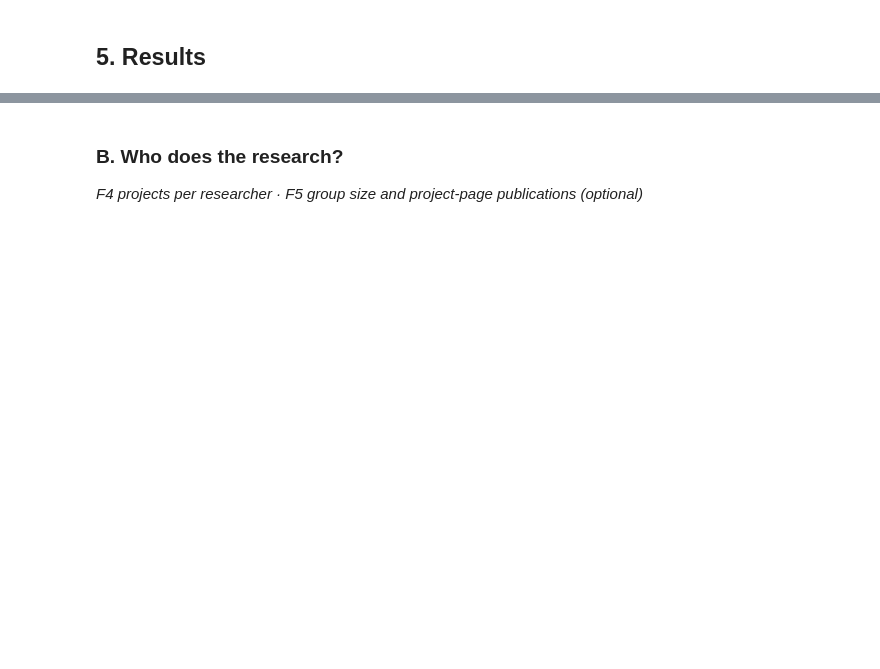
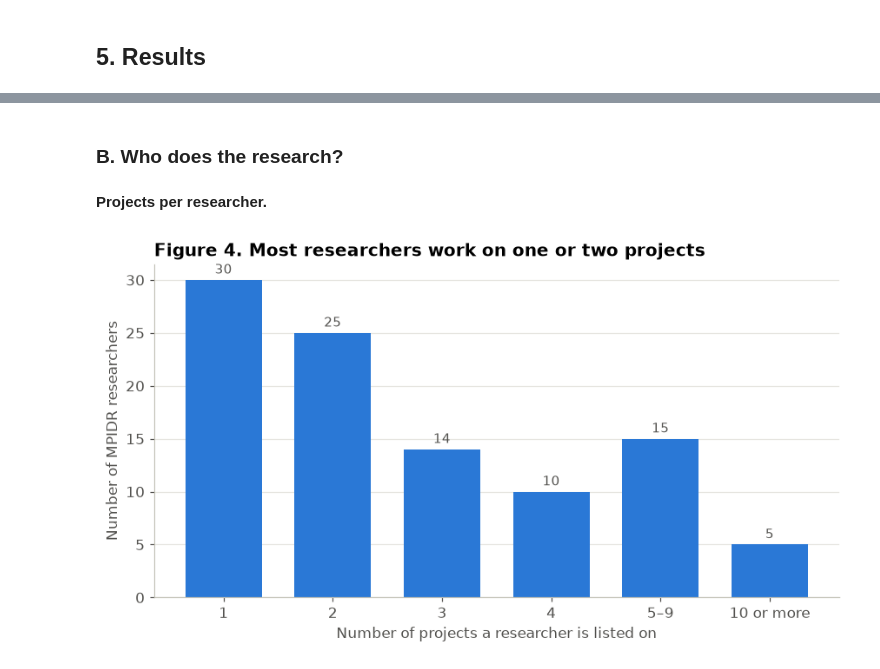
Before and after one commit to xueqiancheng8/datasci530fall2026, a Jupyter notebook: assignments/mpidr_project2.ipynb, the cells around one changed output, grey strips where cells are left out. Cells and saved outputs as stored; diff of their text form; code cells hidden in the pictures; blank space fills up the shorter version.

```diff
--- a/assignments/mpidr_project2.ipynb
+++ b/assignments/mpidr_project2.ipynb
@@ -158,4 +413,23 @@ print(len(pubs), "distinct publication URLs;", len(papers), "distinct papers")
 # %% [markdown]
 ### B. Who does the research?
-
-*F4 projects per researcher · F5 group size and project-page publications (optional)*
+# %% [markdown]
+**Projects per researcher.**
+# %%
+projects_per_person = members.groupby("member_url").size()
+bins   = [0, 1, 2, 3, 4, 9, 100]
+labels = ["1", "2", "3", "4", "5–9", "10 or more"]
+person_bands = (pd.cut(projects_per_person, bins, labels = labels)
+                  .value_counts().reindex(labels))
+
+fig, ax = plt.subplots()
+ax.bar(person_bands.index, person_bands.values, color = BLUE, width = 0.7)
+for x, n in enumerate(person_bands.values):
+    ax.text(x, n + 0.6, str(n), ha = "center", fontsize = 10, color = INK_2)
+ax.set_title("Figure 4. Most researchers work on one or two projects")
+ax.set_xlabel("Number of projects a researcher is listed on")
+ax.set_ylabel("Number of MPIDR researchers")
+ax.grid(axis = "x", visible = False)
+plt.tight_layout()
+plt.show()
+# %% [output]
+[figure, added]
```
Also changed, not shown: parts of 41 cells of this notebook, 3 other files.
